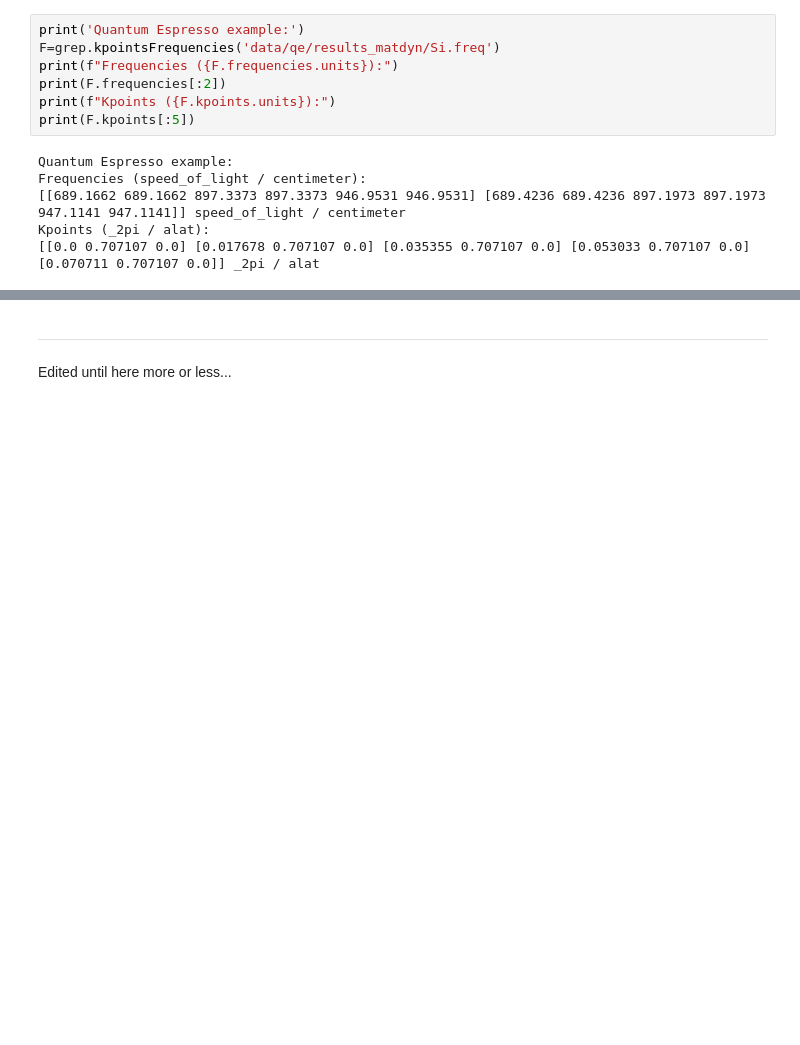
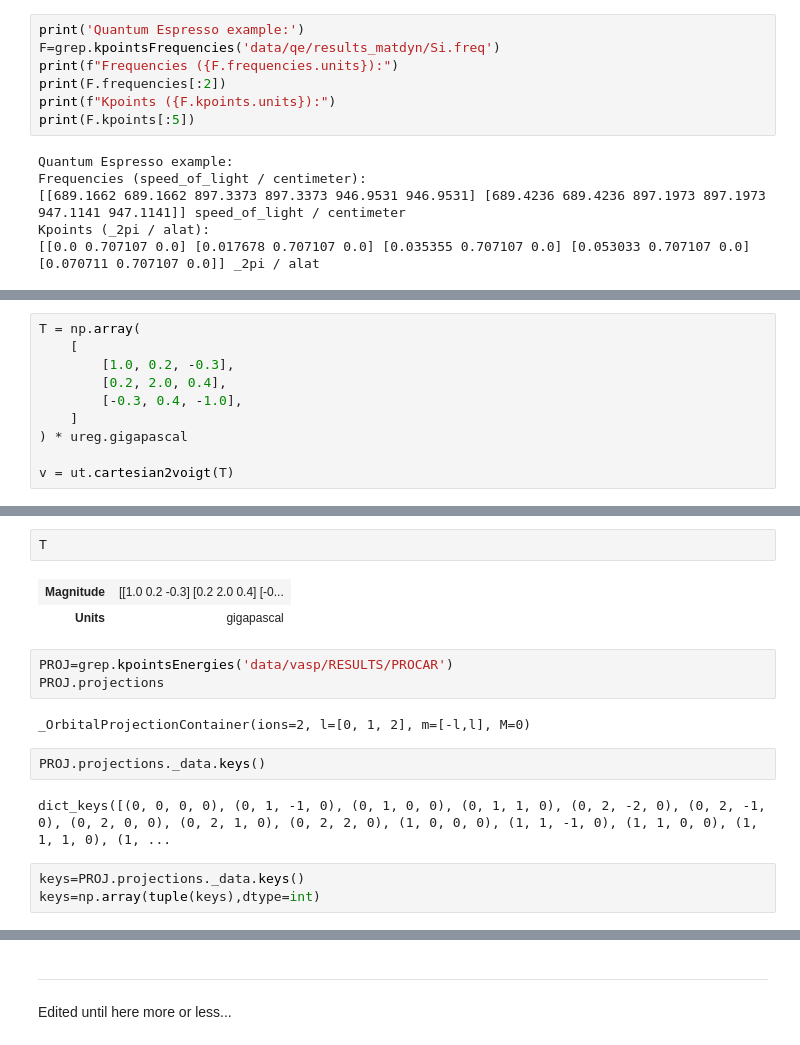
Before and after one commit to Lattay/YAIV, a Jupyter notebook: yaiv/dev/Tutorial/grep.ipynb, the cells around one changed output, grey strips where cells are left out. Saved outputs shown, nothing was run; the diff lists cells and outputs as text; blank space fills up the shorter version.

```diff
--- a/yaiv/dev/Tutorial/grep.ipynb
+++ b/yaiv/dev/Tutorial/grep.ipynb
@@ -195,0 +201,10 @@ Kpoints (_2pi / alat):
+# %%
+T = np.array(
+    [
+        [1.0, 0.2, -0.3],
+        [0.2, 2.0, 0.4],
+        [-0.3, 0.4, -1.0],
+    ]
+) * ureg.gigapascal
+
+v = ut.cartesian2voigt(T)
@@ -195,0 +276,17 @@ Kpoints (_2pi / alat):
+# %%
+T
+# %% [output]
+| Magnitude | [[1.0 0.2 -0.3] [0.2 2.0 0.4] [-0... |
+| Units | gigapascal |
+# %%
+PROJ=grep.kpointsEnergies('data/vasp/RESULTS/PROCAR')
+PROJ.projections
+# %% [output]
+_OrbitalProjectionContainer(ions=2, l=[0, 1, 2], m=[-l,l], M=0)
+# %%
+PROJ.projections._data.keys()
+# %% [output]
+dict_keys([(0, 0, 0, 0), (0, 1, -1, 0), (0, 1, 0, 0), (0, 1, 1, 0), (0, 2, -2, 0), (0, 2, -1, 0), (0, 2, 0, 0), (0, 2, 1, 0), (0, 2, 2, 0), (1, 0, 0, 0), (1, 1, -1, 0), (1, 1, 0, 0), (1, 1, 1, 0), (1, ...
+# %%
+keys=PROJ.projections._data.keys()
+keys=np.array(tuple(keys),dtype=int)
```
Also changed, not shown: parts of 25 cells of this notebook, 1 other file.
